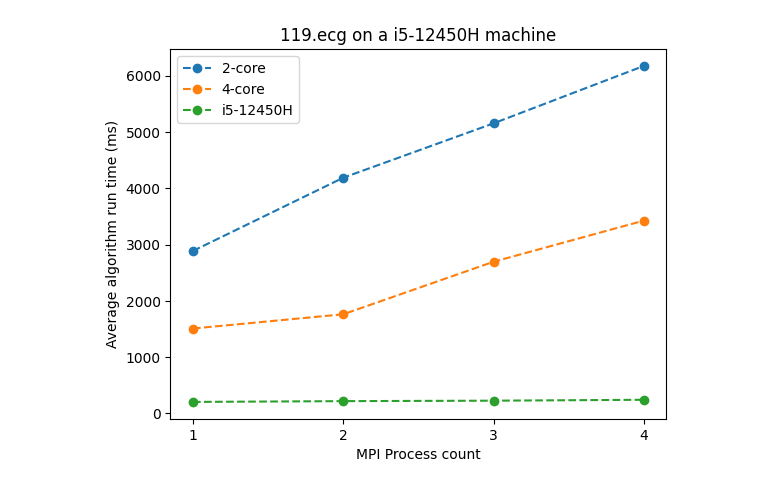
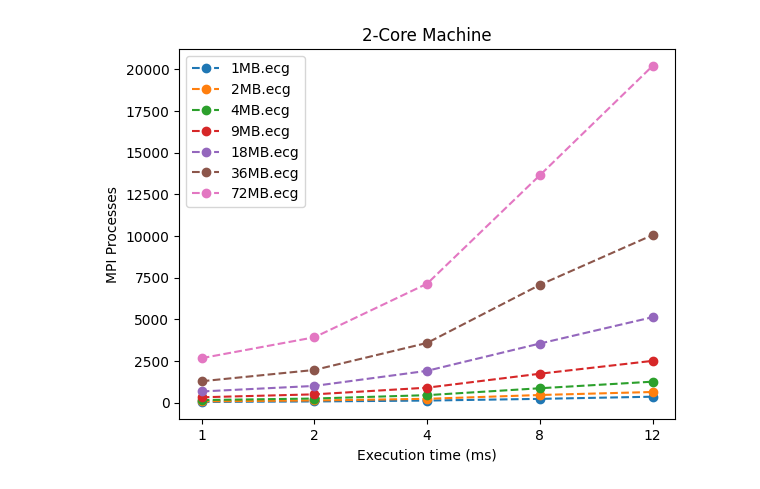
Before and after one commit to AndrejFinki/ECG_Parallel_Compression, a Jupyter notebook: src/visualize.ipynb, the cells around one changed output. Drawn from its saved outputs; the diff is of its cells as text; code cells hidden in the pictures.

```diff
--- a/src/visualize.ipynb
+++ b/src/visualize.ipynb
@@ -16,3 +27,4 @@ data
 # %%
-data_100 = data.loc[ data.Test == '100.ecg' ].drop( columns = ['Test'] ).reset_index( drop = True )
-data_119 = data.loc[ data.Test == '119.ecg' ].drop( columns = ['Test'] ).reset_index( drop = True )
+data_2_core = data.loc[ data.Machine == '2-core' ].drop( columns = [ 'Machine' ] ).reset_index( drop = True )
+data_4_core = data.loc[ data.Machine == '4-core' ].drop( columns = [ 'Machine' ] ).reset_index( drop = True )
+data_i5_12450H = data.loc[ data.Machine == 'i5-12450H' ].drop( columns = [ 'Machine' ] ).reset_index( drop = True )
@@ -56,19 +31,18 @@ matplotlib.pyplot.show()
-# %%
-file = file_list[1]
-for machine_type in machine_type_list:
-    current_data = data.loc[ data.Test == file ].drop( columns = ['Test'] ).reset_index( drop = True )
-    current_data = current_data.loc[ current_data.Machine == machine_type ].drop( columns = [ 'Machine' ] )
-    matplotlib.pyplot.title( f"{file} on a {machine_type} machine" )
-    matplotlib.pyplot.xlabel( "MPI Process count" )
-    matplotlib.pyplot.ylabel( "Average algorithm run time (ms)" )
-    matplotlib.pyplot.plot(
-        current_data.columns,
-        current_data.iloc[0,:],
-        marker = 'o',
-        linestyle = 'dashed',
-        label = machine_type
-    )
-matplotlib.pyplot.legend()
-matplotlib.pyplot.show()
-# %% [output]
-[figure, removed]
+# %%
+def display_results( data: pandas.DataFrame, title: str ):
+    for test in data[ 'Test' ]:
+        matplotlib.pyplot.title( title )
+        matplotlib.pyplot.xlabel( "Execution time (ms)" )
+        matplotlib.pyplot.ylabel( "MPI Processes" )
+        matplotlib.pyplot.plot(
+            data[ data.Test == test ].columns[ 1 : ],
+            data[ data.Test == test ].iloc[ 0, 1 : ],
+            marker = 'o',
+            linestyle = 'dashed',
+            label = test
+        )
+        matplotlib.pyplot.legend()
+# %%
+display_results( data_2_core, '2-Core Machine' )
+# %% [output]
+[figure, added]
```
Also changed, not shown: parts of 7 cells of this notebook, 4 other files.
